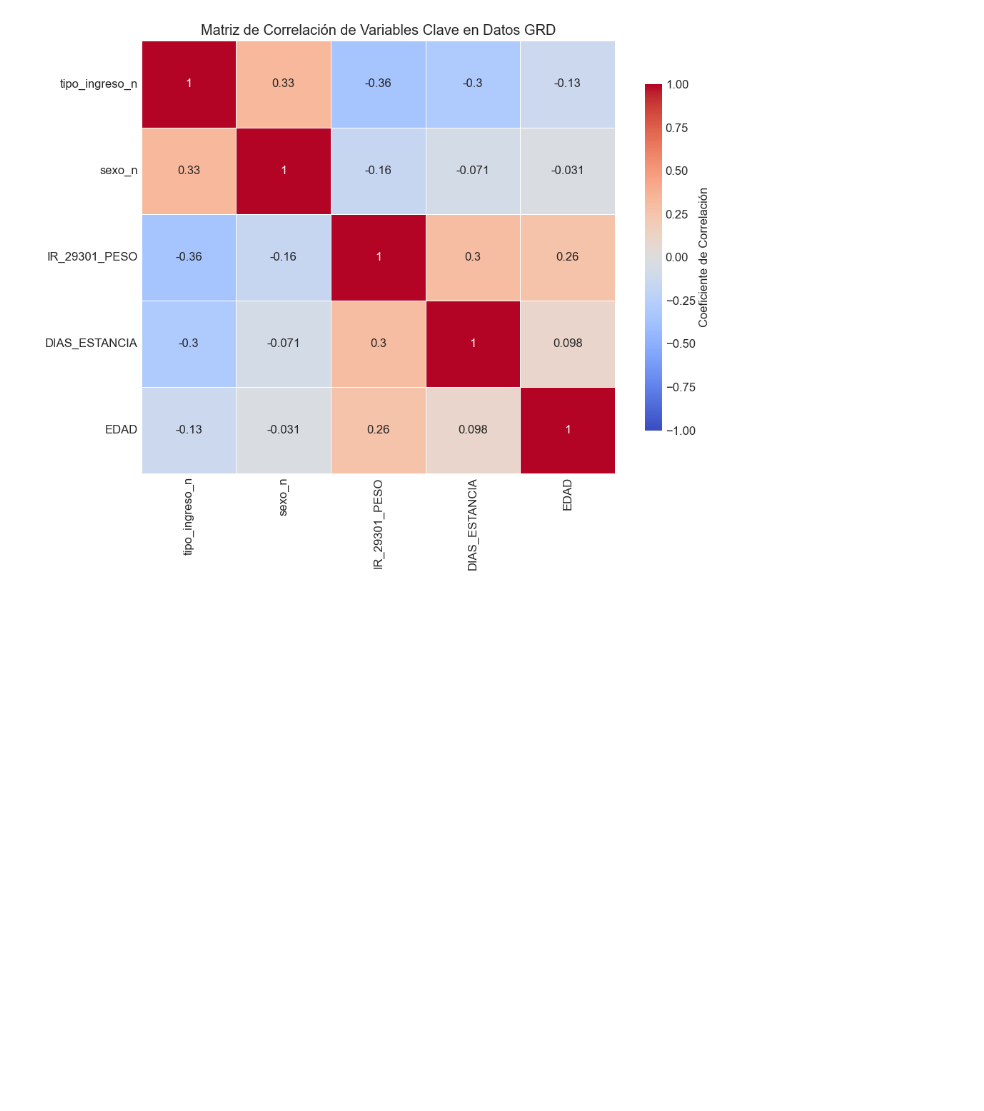
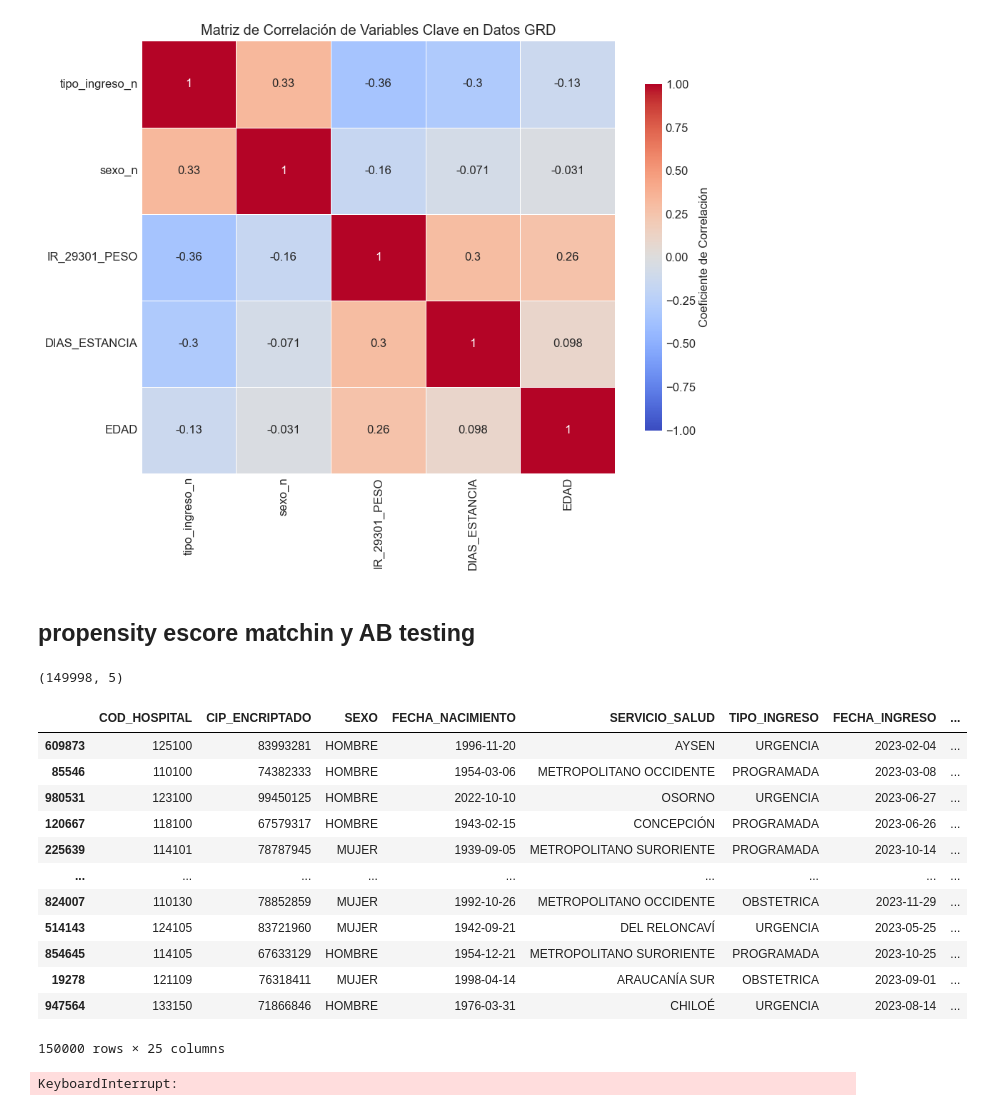
Before and after one commit to LuisPinoV/InferenciaEstadistica, a Jupyter notebook: notebooks/Definicion proyecto.ipynb, the cells around one changed output. Saved outputs shown, nothing was run; the diff lists cells and outputs as text; code cells hidden in the pictures; blank space fills up the shorter version.

Commit message:
pruebas ab y de matchin

```diff
--- a/notebooks/Definicion proyecto.ipynb
+++ b/notebooks/Definicion proyecto.ipynb
@@ -408,3 +411,7 @@ plt.tight_layout()
 plt.show()
 # %% [output]
 [figure]
+# %% [markdown]
+## propensity escore matchin y AB testing
+# %%
+df2_muestra = df2.sample(150000)
@@ -410,0 +471,22 @@ plt.show()
+# %%
+df2_muestra['tratamiento'] = (df2_muestra['SEXO'] == 'HOMBRE').astype(int)
+variables_confusoras=['EDAD', 'DIAS_ESTANCIA', 'TIPO_INGRESO', 'IR_29301_PESO']
+variables_categoricas = ['TIPO_INGRESO']
+# %%
+df2_propensity = col_propensity_score(df2_muestra, variables_confusoras, variables_categoricas )
+df2_propensity
+# %% [output]
+(149998, 5)
+|  | COD_HOSPITAL | CIP_ENCRIPTADO | SEXO | FECHA_NACIMIENTO | SERVICIO_SALUD | TIPO_INGRESO | FECHA_INGRESO | ... |
+| 609873 | 125100 | 83993281 | HOMBRE | 1996-11-20 | AYSEN | URGENCIA | 2023-02-04 | ... |
+| 85546 | 110100 | 74382333 | HOMBRE | 1954-03-06 | METROPOLITANO OCCIDENTE | PROGRAMADA | 2023-03-08 | ... |
+| 980531 | 123100 | 99450125 | HOMBRE | 2022-10-10 | OSORNO | URGENCIA | 2023-06-27 | ... |
+| 120667 | 118100 | 67579317 | HOMBRE | 1943-02-15 | CONCEPCIÓN | PROGRAMADA | 2023-06-26 | ... |
+| 225639 | 114101 | 78787945 | MUJER | 1939-09-05 | METROPOLITANO SURORIENTE | PROGRAMADA | 2023-10-14 | ... |
+| ... | ... | ... | ... | ... | ... | ... | ... | ... |
+| 824007 | 110130 | 78852859 | MUJER | 1992-10-26 | METROPOLITANO OCCIDENTE | OBSTETRICA | 2023-11-29 | ... |
+| 514143 | 124105 | 83721960 | MUJER | 1942-09-21 | DEL RELONCAVÍ | URGENCIA | 2023-05-25 | ... |
+| 854645 | 114105 | 67633129 | HOMBRE | 1954-12-21 | METROPOLITANO SURORIENTE | PROGRAMADA | 2023-10-25 | ... |
+| 19278 | 121109 | 76318411 | MUJER | 1998-04-14 | ARAUCANÍA SUR | OBSTETRICA | 2023-09-01 | ... |
+| 947564 | 133150 | 71866846 | HOMBRE | 1976-03-31 | CHILOÉ | URGENCIA | 2023-08-14 | ... |
+150000 rows × 25 columns
@@ -410,0 +554,4 @@ plt.show()
+# %%
+matched_treated, matched_control = match_propensity_scores(df2_propensity, caliper=0.2)
+# %% [output]
+KeyboardInterrupt:
```
Also changed, not shown: parts of 9 cells of this notebook.
